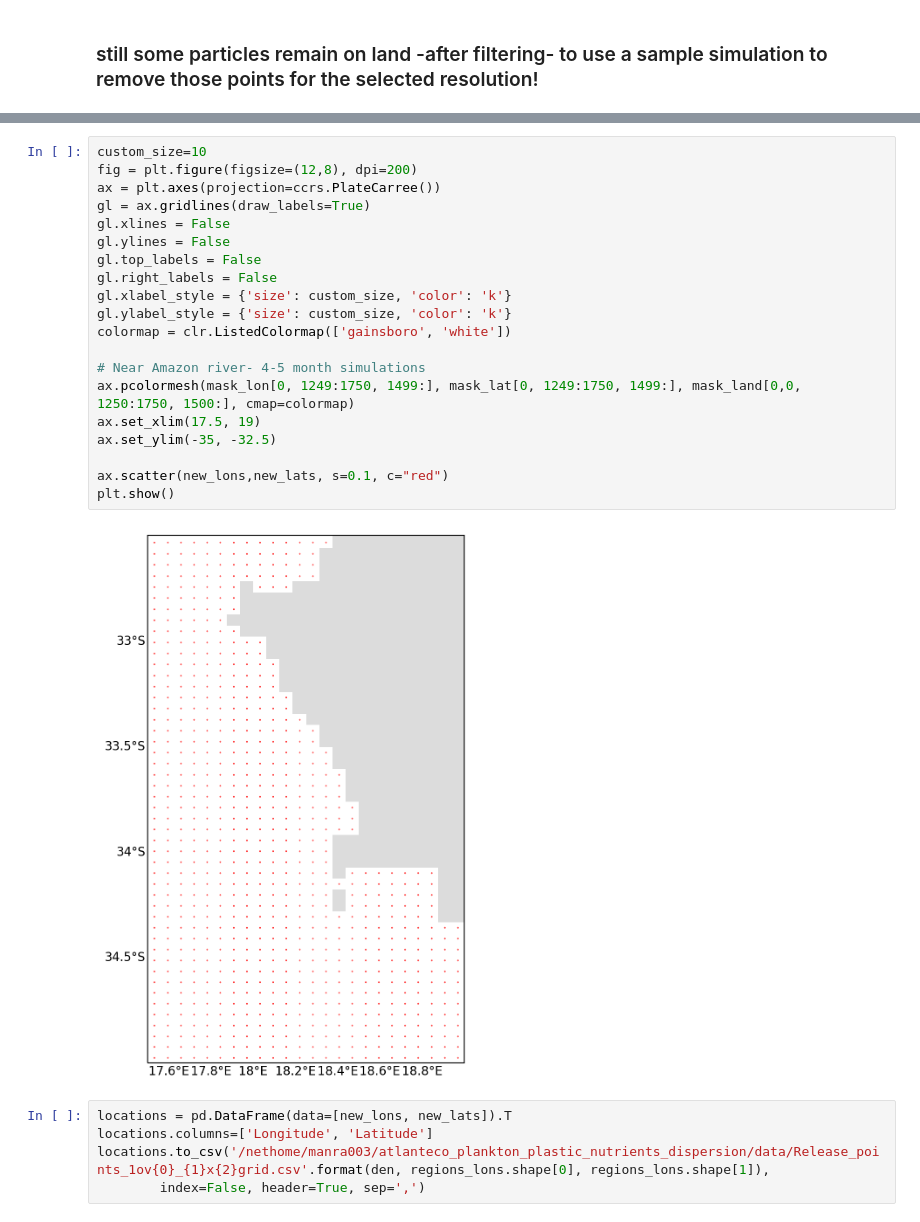
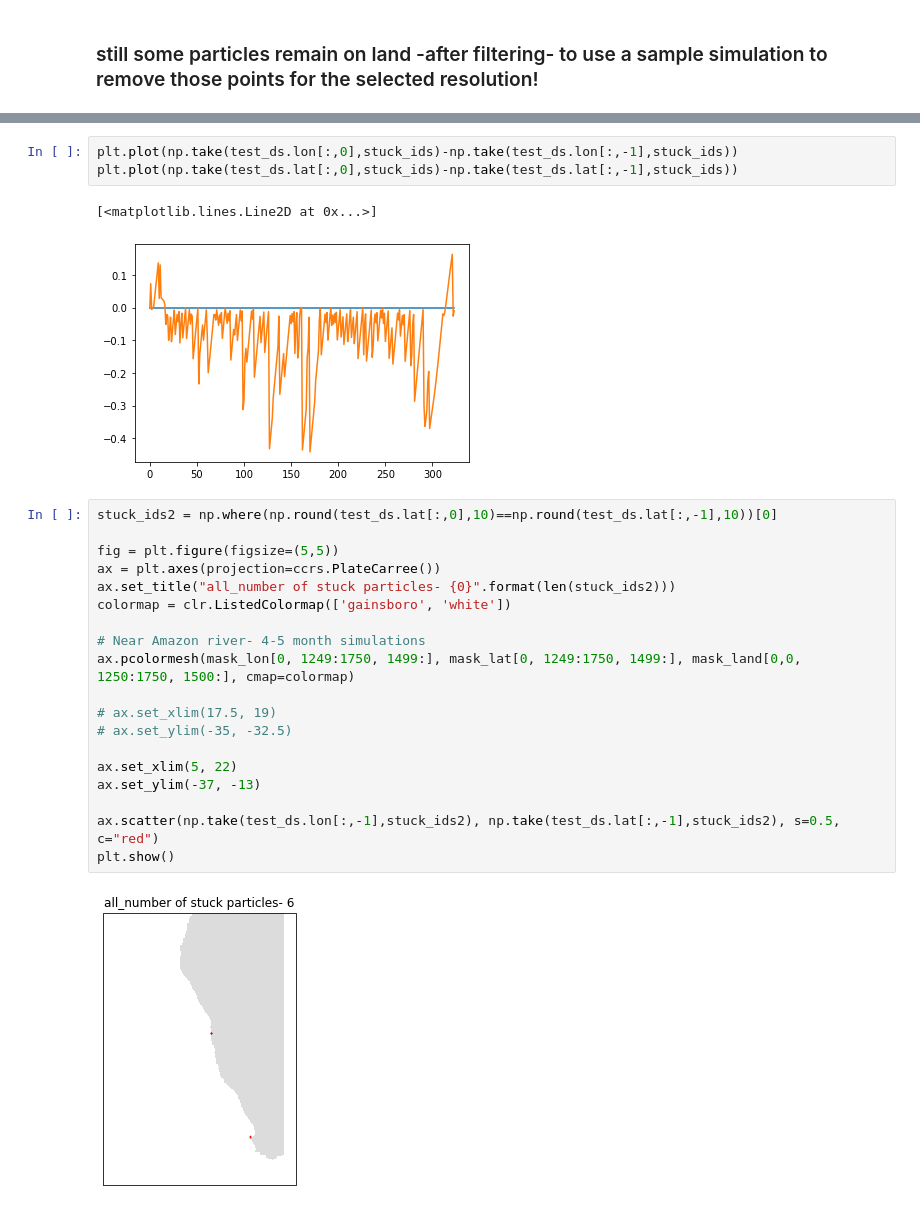
Before and after one commit to OceanParcels/atlanteco_plankton_plastic_nutrients_dispersion, a Jupyter notebook: src/processing/extract_Benguela_region.ipynb, the cells around one changed output, grey strips where cells are left out. Saved outputs shown, nothing was run; the diff lists cells and outputs as text.

```diff
--- a/src/processing/extract_Benguela_region.ipynb
+++ b/src/processing/extract_Benguela_region.ipynb
@@ -314,27 +182,27 @@ plt.show()
+# %%
+plt.plot(np.take(test_ds.lon[:,0],stuck_ids)-np.take(test_ds.lon[:,-1],stuck_ids))
+plt.plot(np.take(test_ds.lat[:,0],stuck_ids)-np.take(test_ds.lat[:,-1],stuck_ids))
+# %% [output]
+[<matplotlib.lines.Line2D at 0x...>]
+[figure, added]
 # %%
-custom_size=10
-fig = plt.figure(figsize=(12,8), dpi=200)
+stuck_ids2 = np.where(np.round(test_ds.lat[:,0],10)==np.round(test_ds.lat[:,-1],10))[0]
+
+fig = plt.figure(figsize=(5,5))
 ax = plt.axes(projection=ccrs.PlateCarree())
-gl = ax.gridlines(draw_labels=True)
-gl.xlines = False
-gl.ylines = False
-gl.top_labels = False
-gl.right_labels = False
-gl.xlabel_style = {'size': custom_size, 'color': 'k'}
-gl.ylabel_style = {'size': custom_size, 'color': 'k'}
+ax.set_title("all_number of stuck particles- {0}".format(len(stuck_ids2)))
 colormap = clr.ListedColormap(['gainsboro', 'white'])
 
 # Near Amazon river- 4-5 month simulations
 ax.pcolormesh(mask_lon[0, 1249:1750, 1499:], mask_lat[0, 1249:1750, 1499:], mask_land[0,0, 1250:1750, 1500:], cmap=colormap)
-ax.set_xlim(17.5, 19)
-ax.set_ylim(-35, -32.5)
 
-ax.scatter(new_lons,new_lats, s=0.1, c="red")
+# ax.set_xlim(17.5, 19)
+# ax.set_ylim(-35, -32.5)
+
+ax.set_xlim(5, 22)
+ax.set_ylim(-37, -13)
+
+ax.scatter(np.take(test_ds.lon[:,-1],stuck_ids2), np.take(test_ds.lat[:,-1],stuck_ids2), s=0.5, c="red")
 plt.show()
 # %% [output]
-[figure, old version]
+[figure, new version]
-# %%
-locations = pd.DataFrame(data=[new_lons, new_lats]).T
-locations.columns=['Longitude', 'Latitude']
-locations.to_csv('/nethome/manra003/atlanteco_plankton_plastic_nutrients_dispersion/data/Release_points_1ov{0}_{1}x{2}grid.csv'.format(den, regions_lons.shape[0], regions_lons.shape[1]),
-        index=False, header=True, sep=',')
```
Also changed, not shown: parts of 27 cells of this notebook, 1 other file.
